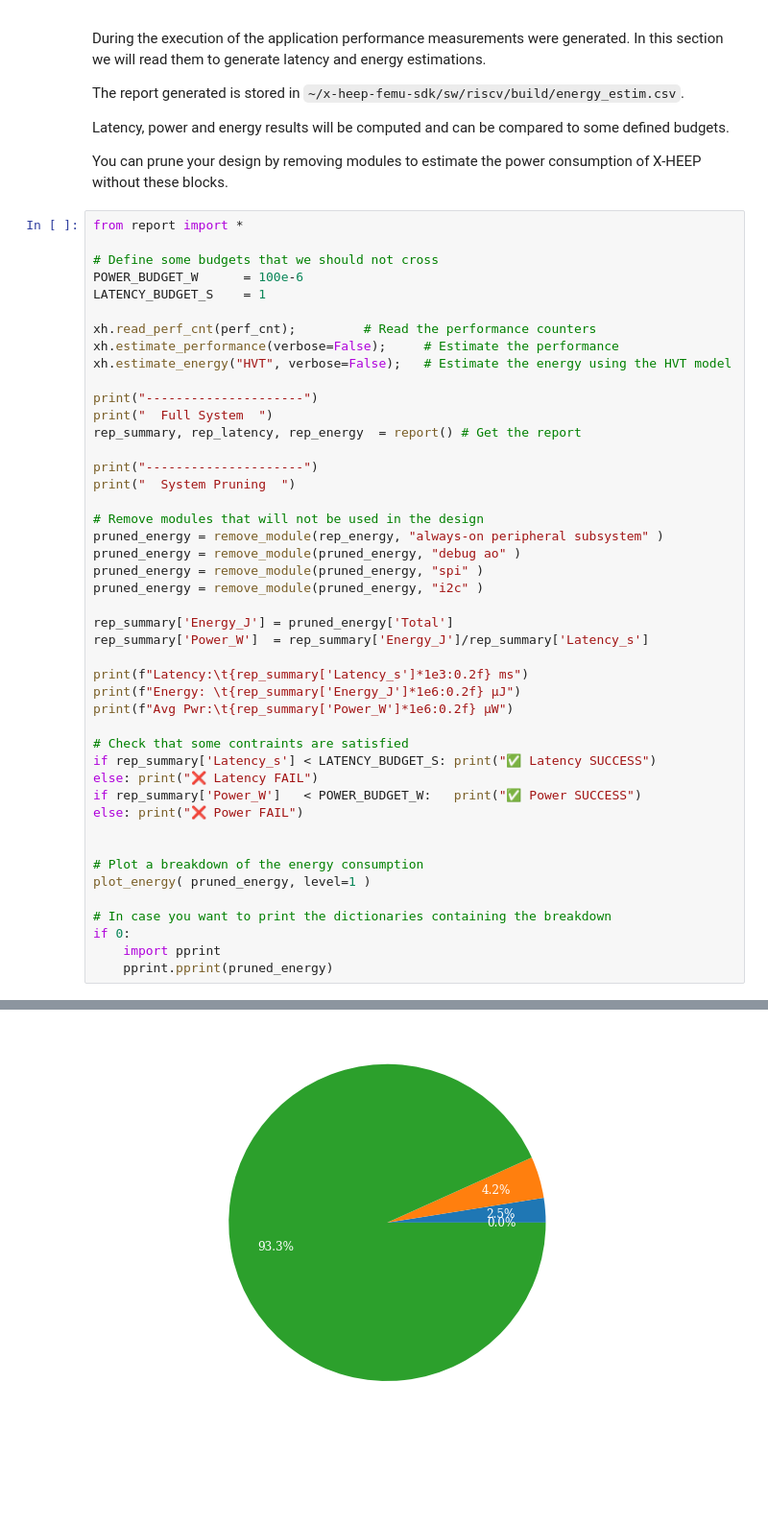
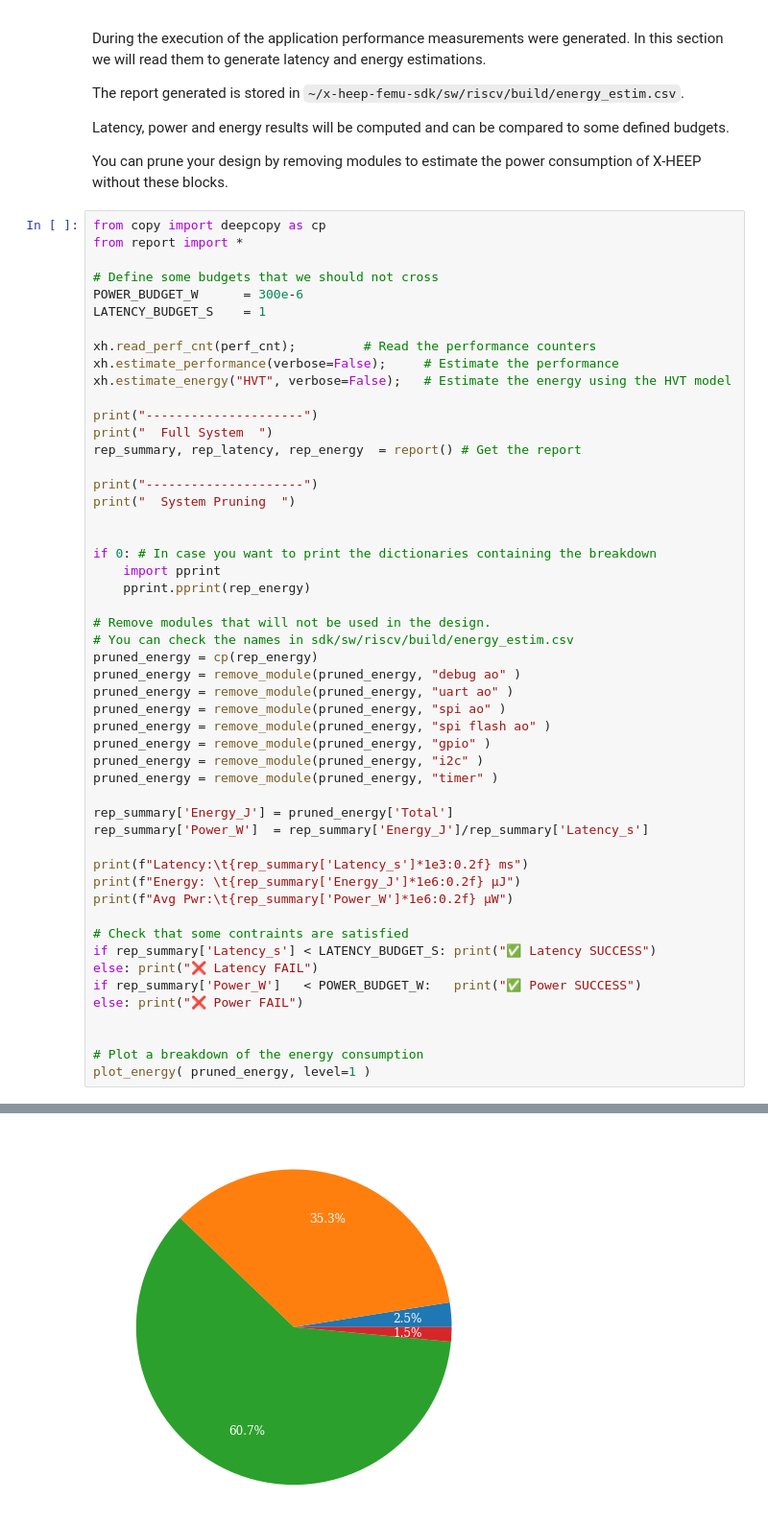
Before and after one commit to esl-epfl/x-heep-femu-sdk, a Jupyter notebook: sw/arm/jupyter_notebooks/adc-emu/adc-emu.ipynb, the cells around one changed output, grey strips where cells are left out. Shown: that part at 96% size. Drawn from its saved outputs; the diff is of its cells as text; blank space fills up the shorter version.

Commit message:
Fixed estimation reports

```diff
--- a/sw/arm/jupyter_notebooks/adc-emu/adc-emu.ipynb
+++ b/sw/arm/jupyter_notebooks/adc-emu/adc-emu.ipynb
@@ -298,10 +297,11 @@ Latency, power and energy results will be computed and can be compared to some d
 
 You can prune your design by removing modules to estimate the power consumption of X-HEEP without these blocks.
 # %%
+from copy import deepcopy as cp
 from report import *
 
 # Define some budgets that we should not cross
-POWER_BUDGET_W      = 100e-6
+POWER_BUDGET_W      = 300e-6
 LATENCY_BUDGET_S    = 1
 
 xh.read_perf_cnt(perf_cnt);         # Read the performance counters
@@ -315,11 +315,21 @@ rep_summary, rep_latency, rep_energy  = report() # Get the report
 print("---------------------")
 print("  System Pruning  ")
 
-# Remove modules that will not be used in the design
-pruned_energy = remove_module(rep_energy, "always-on peripheral subsystem" )
+
+if 0: # In case you want to print the dictionaries containing the breakdown
+    import pprint
+    pprint.pprint(rep_energy)
+
+# Remove modules that will not be used in the design.
+# You can check the names in sdk/sw/riscv/build/energy_estim.csv
+pruned_energy = cp(rep_energy)
 pruned_energy = remove_module(pruned_energy, "debug ao" )
-pruned_energy = remove_module(pruned_energy, "spi" )
+pruned_energy = remove_module(pruned_energy, "uart ao" )
+pruned_energy = remove_module(pruned_energy, "spi ao" )
+pruned_energy = remove_module(pruned_energy, "spi flash ao" )
+pruned_energy = remove_module(pruned_energy, "gpio" )
 pruned_energy = remove_module(pruned_energy, "i2c" )
+pruned_energy = remove_module(pruned_energy, "timer" )
 
 rep_summary['Energy_J'] = pruned_energy['Total']
 rep_summary['Power_W']  = rep_summary['Energy_J']/rep_summary['Latency_s']
@@ -337,11 +347,6 @@ else: print("❌ Power FAIL")
 
 # Plot a breakdown of the energy consumption
 plot_energy( pruned_energy, level=1 )
-
-# In case you want to print the dictionaries containing the breakdown
-if 0:
-    import pprint
-    pprint.pprint(pruned_energy)
 # %% [output]
 ---------------------
   Full System
@@ -358 +363 @@ Avg Pwr:        148.40 µW
-[figure, old version]
+[figure, new version]
```
Also changed, not shown: parts of 4 cells of this notebook, 2 other files.
